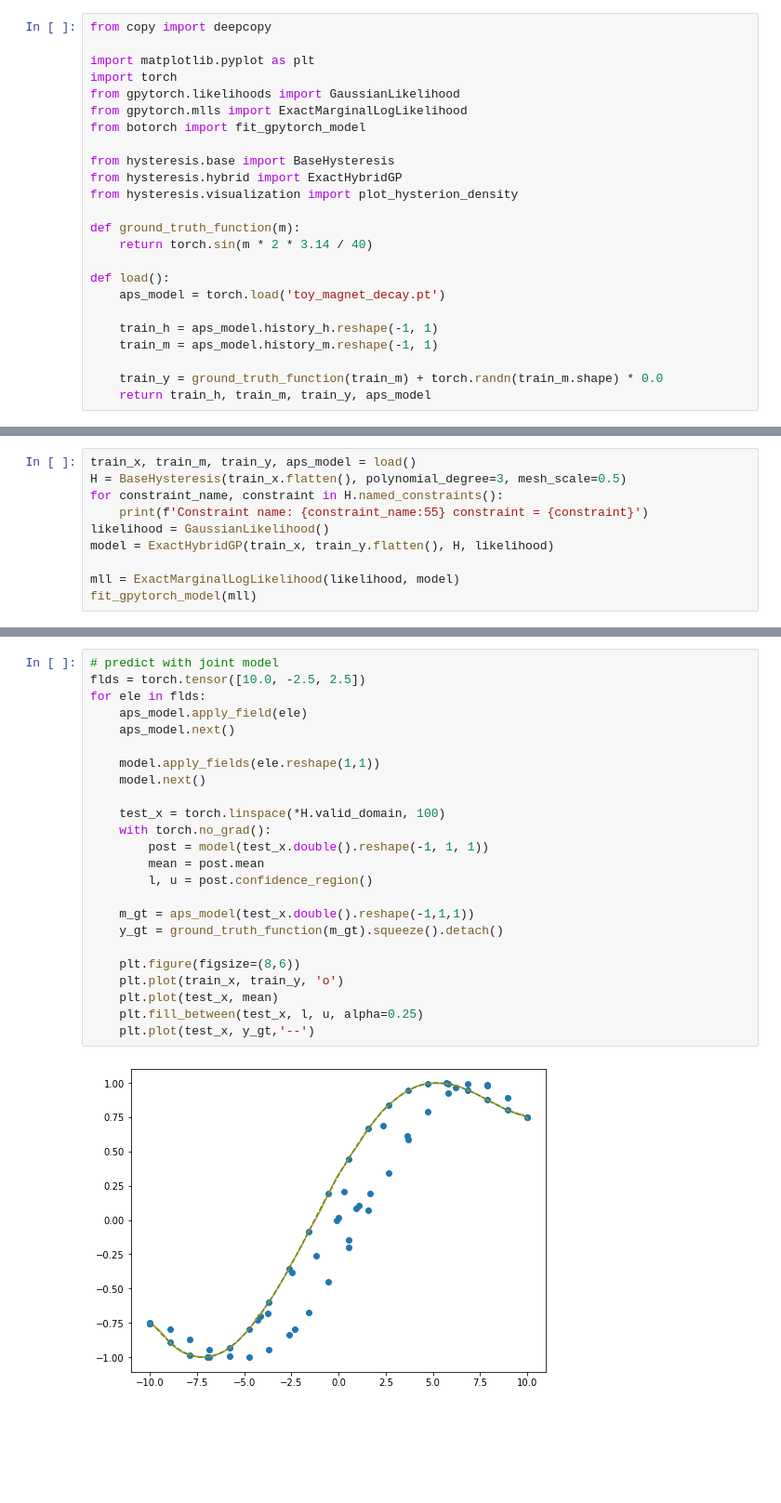
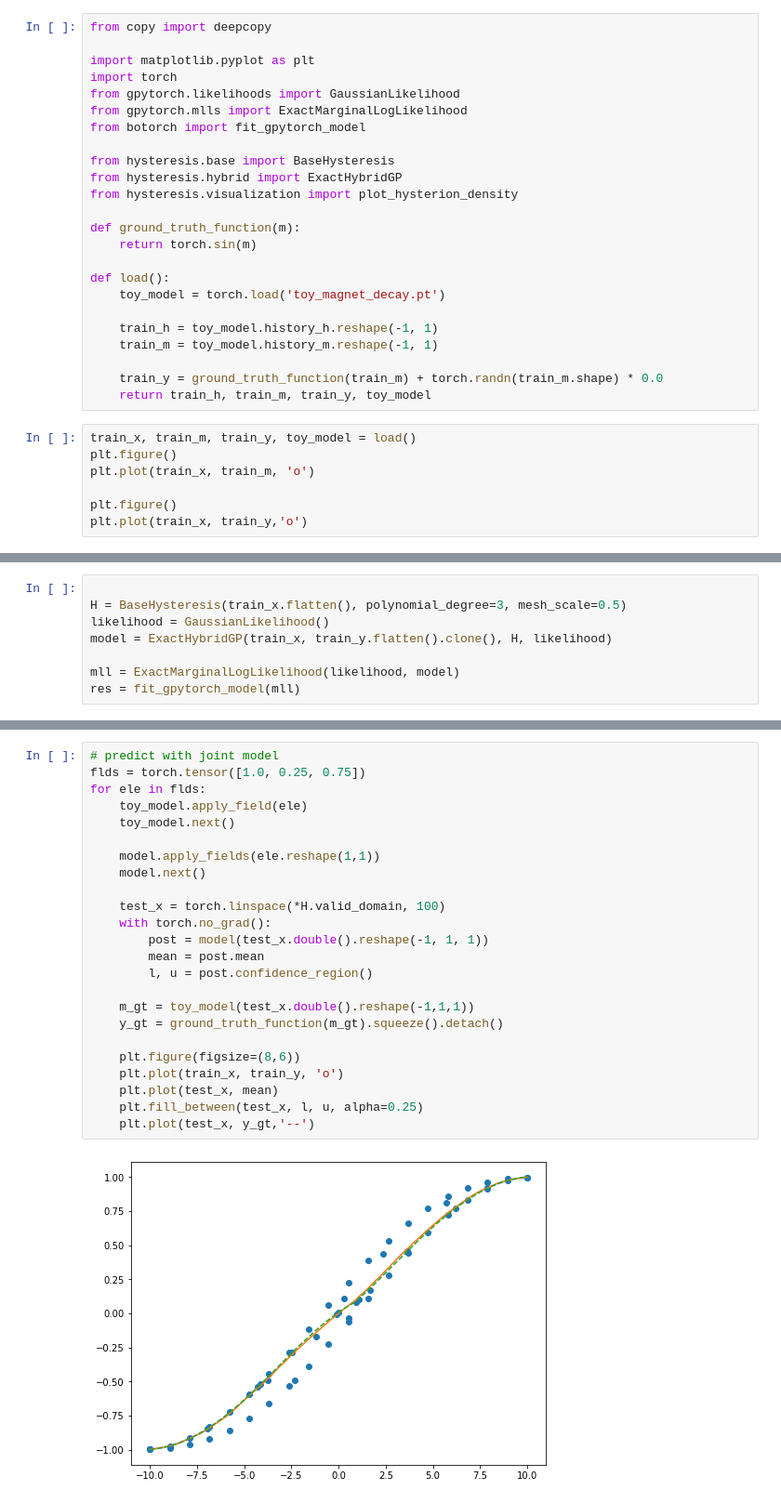
Before and after one commit to roussel-ryan/diff_hysteresis, a Jupyter notebook: fitting/toy/hybrid.ipynb, the cells around one changed output, grey strips where cells are left out. Shown at 93% size. Cells and saved outputs as stored; diff of their text form; blank space fills up the shorter version.

```diff
--- a/fitting/toy/hybrid.ipynb
+++ b/fitting/toy/hybrid.ipynb
@@ -12,13 +12,20 @@ from hysteresis.hybrid import ExactHybridGP
 from hysteresis.visualization import plot_hysterion_density
 
 def ground_truth_function(m):
-    return torch.sin(m * 2 * 3.14 / 40)
+    return torch.sin(m)
 
 def load():
-    aps_model = torch.load('toy_magnet_decay.pt')
+    toy_model = torch.load('toy_magnet_decay.pt')
 
-    train_h = aps_model.history_h.reshape(-1, 1)
-    train_m = aps_model.history_m.reshape(-1, 1)
+    train_h = toy_model.history_h.reshape(-1, 1)
+    train_m = toy_model.history_m.reshape(-1, 1)
 
     train_y = ground_truth_function(train_m) + torch.randn(train_m.shape) * 0.0
-    return train_h, train_m, train_y, aps_model
+    return train_h, train_m, train_y, toy_model
+# %%
+train_x, train_m, train_y, toy_model = load()
+plt.figure()
+plt.plot(train_x, train_m, 'o')
+
+plt.figure()
+plt.plot(train_x, train_y,'o')
@@ -25,10 +36,8 @@ def load():
 # %%
-train_x, train_m, train_y, aps_model = load()
+
 H = BaseHysteresis(train_x.flatten(), polynomial_degree=3, mesh_scale=0.5)
-for constraint_name, constraint in H.named_constraints():
-    print(f'Constraint name: {constraint_name:55} constraint = {constraint}')
 likelihood = GaussianLikelihood()
-model = ExactHybridGP(train_x, train_y.flatten(), H, likelihood)
+model = ExactHybridGP(train_x, train_y.flatten().clone(), H, likelihood)
 
 mll = ExactMarginalLogLikelihood(likelihood, model)
-fit_gpytorch_model(mll)
+res = fit_gpytorch_model(mll)
@@ -72,26 +59,26 @@ plot_hysterion_density(model.hysteresis_models[0])
 # %%
 # predict with joint model
-flds = torch.tensor([10.0, -2.5, 2.5])
+flds = torch.tensor([1.0, 0.25, 0.75])
 for ele in flds:
-    aps_model.apply_field(ele)
-    aps_model.next()
+    toy_model.apply_field(ele)
+    toy_model.next()
 
     model.apply_fields(ele.reshape(1,1))
     model.next()
 
     test_x = torch.linspace(*H.valid_domain, 100)
     with torch.no_grad():
         post = model(test_x.double().reshape(-1, 1, 1))
         mean = post.mean
         l, u = post.confidence_region()
 
-    m_gt = aps_model(test_x.double().reshape(-1,1,1))
+    m_gt = toy_model(test_x.double().reshape(-1,1,1))
     y_gt = ground_truth_function(m_gt).squeeze().detach()
 
     plt.figure(figsize=(8,6))
     plt.plot(train_x, train_y, 'o')
     plt.plot(test_x, mean)
     plt.fill_between(test_x, l, u, alpha=0.25)
     plt.plot(test_x, y_gt,'--')
 # %% [output]
-[figure, old version]
+[figure, new version]
```
Also changed, not shown: parts of 4 cells of this notebook, 16 other files.
